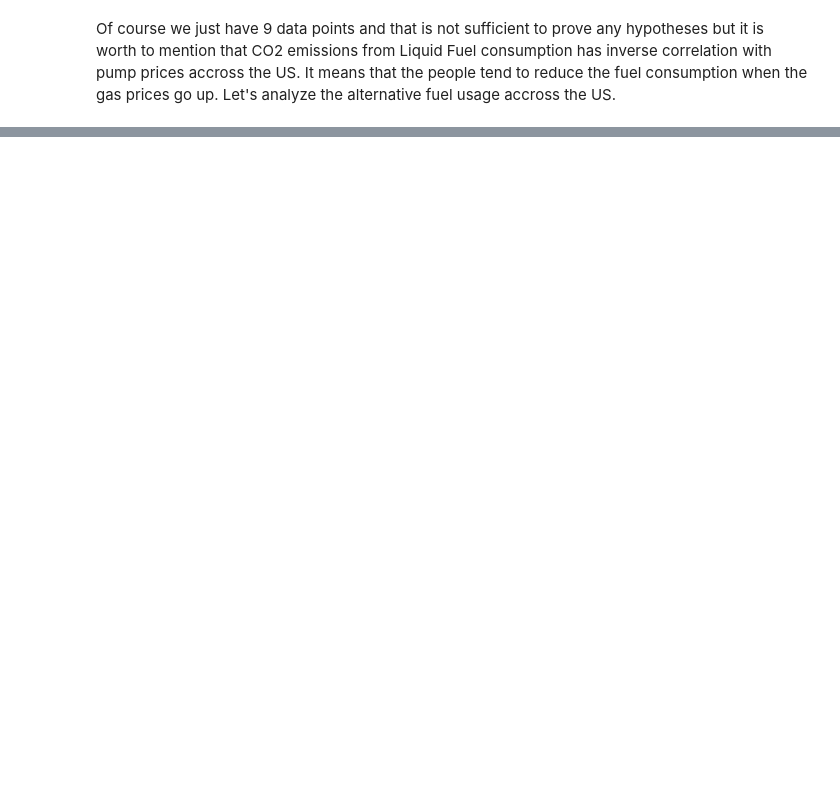
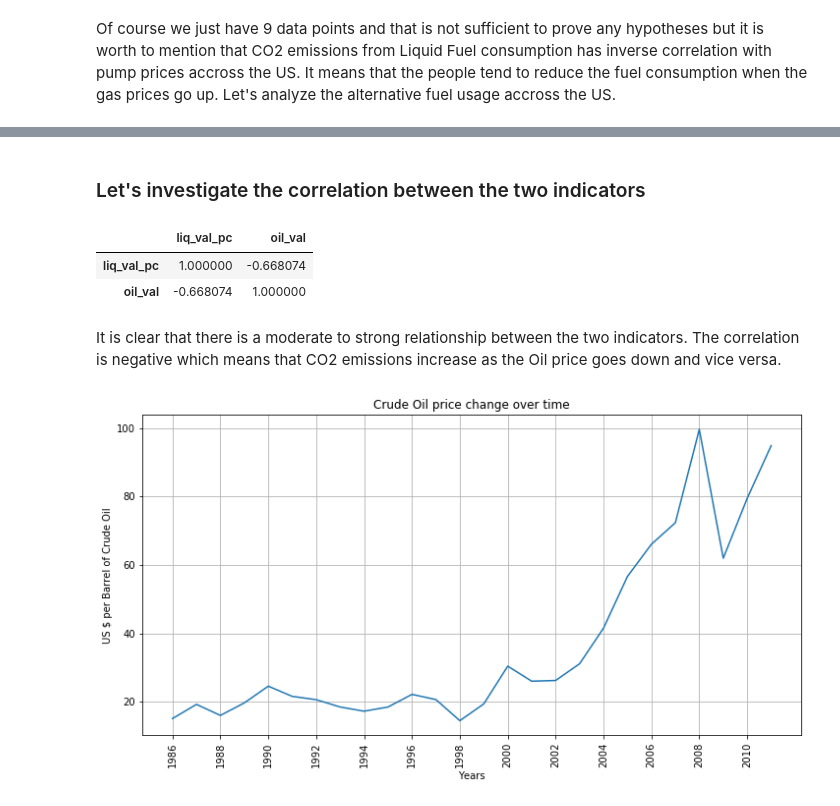
Before and after one commit to robertcox324/5horsemenoftheapocalypse, a Jupyter notebook: WDI_Analysis.ipynb, the cells around one changed output, grey strips where cells are left out. Drawn from its saved outputs; the diff is of its cells as text; code cells hidden in the pictures; blank space fills up the shorter version.

Commit message:
maps added, few more analysis conducted

```diff
--- a/WDI_Analysis.ipynb
+++ b/WDI_Analysis.ipynb
@@ -352,0 +515,9 @@ Of course we just have 9 data points and that  is not sufficient to prove any hy
+# %%
+# Read obtained csv
+oil_df = pd.read_csv("./Resources/DCOILWTICO.csv")
+
+# CSV contains information for multiple days a months since 1986 therefore data preparation is required
+for index, row in oil_df.iterrows():
+    oil_df.loc[index, 'Year'] = row[0].split('-')[0]
+oil_df = oil_df.rename(columns={'DCOILWTICO': 'oil_val'})
+oil_df = oil_df.drop(columns='DATE')
@@ -352,0 +526,18 @@ Of course we just have 9 data points and that  is not sufficient to prove any hy
+# %%
+# Because the elements in Price column are of object type, in this dataset they happen to be str,
+#in orther to conduct any mathematical operations over them we have to convert them into float
+
+oil_df['oil_val'] = pd.to_numeric(oil_df['oil_val'], errors='coerce')
+oil_df['Year'] = pd.to_numeric(oil_df['Year'], errors='coerce')
+
+
+# Now let's find mean Oil price for each year
+
+oil_df = oil_df.groupby('Year')['oil_val'].mean().reset_index()
+
+#Because our CO2 emissions data and the Oil prices data cover different timeframes we have to truncate both of the datasets
+
+co2_oil = liq_fuel[liq_fuel['Year'] > 1985]
+oil_co2 = oil_df[oil_df['Year'] < 2012]
+co2_oil_comparison = pd.merge(co2_oil, oil_co2, how = 'outer')
+co2_oil_comparison
@@ -352,0 +562,24 @@ Of course we just have 9 data points and that  is not sufficient to prove any hy
+# %% [markdown]
+### Let's investigate the correlation between the two indicators
+# %%
+
+co2_oil_comparison[['liq_val_pc', 'oil_val']].corr()
+#plt.scatter(co2_oil_comparison['Year'], co2_oil_comparison['oil_val'])
+# %% [output]
+|  | liq_val_pc | oil_val |
+| liq_val_pc | 1.000000 | -0.668074 |
+| oil_val | -0.668074 | 1.000000 |
+# %% [markdown]
+It is clear that there is a moderate to strong relationship between the two indicators. The correlation is negative which means that CO2 emissions increase as the Oil price goes down and vice versa.
+# %%
+plt.figure(figsize=(12, 6))
+plt.xticks(np.arange(min(co2_oil_comparison['Year']), max(co2_oil_comparison['Year'])+1, 2.0), rotation='vertical')
+plt.xlabel('Years')
+#plt.ylim(0, 120)
+plt.ylabel('US $ per Barrel of Crude Oil')
+plt.title('Crude Oil price change over time')
+plt.plot(co2_oil_comparison['Year'], co2_oil_comparison['oil_val'])
+plt.grid()
+plt.show()
+# %% [output]
+[figure, added]
```
Also changed, not shown: parts of 48 cells of this notebook, 3 other files.
